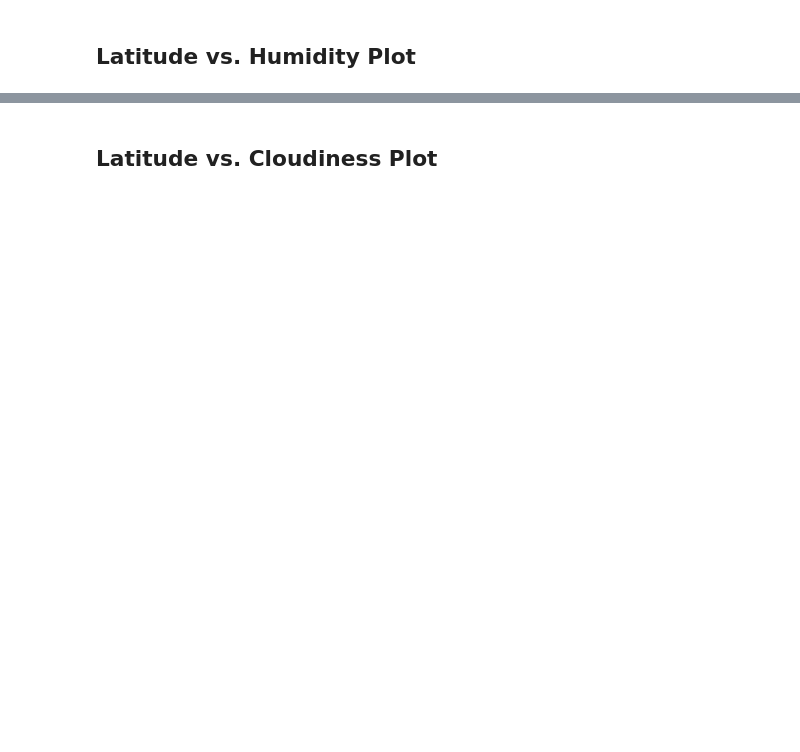
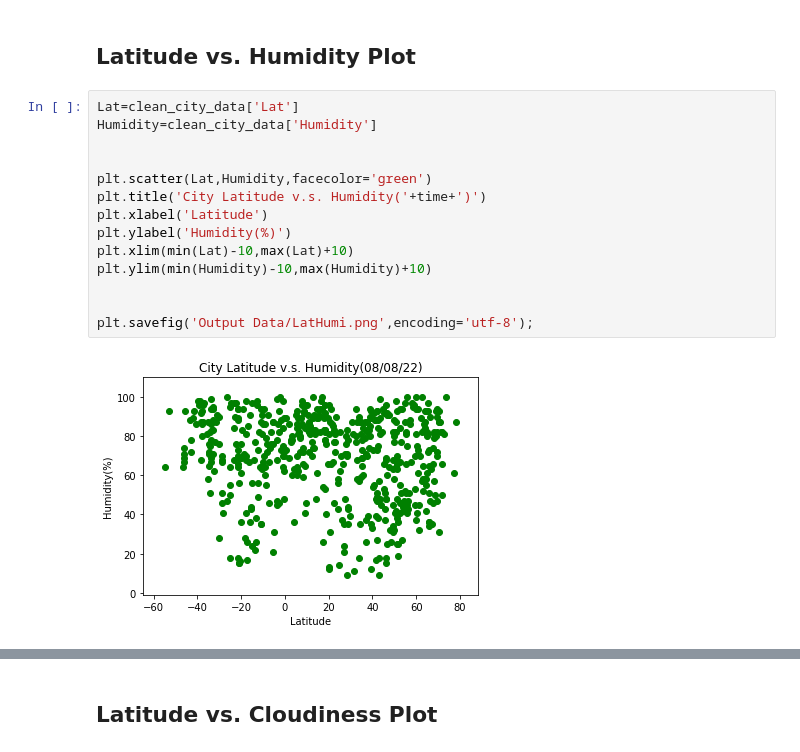
Before and after one commit to LynHJ/API, a Jupyter notebook: WeatherPy/WeatherPy.ipynb, the cells around one changed output, grey strips where cells are left out. Saved outputs shown, nothing was run; the diff lists cells and outputs as text; blank space fills up the shorter version.

```diff
--- a/WeatherPy/WeatherPy.ipynb
+++ b/WeatherPy/WeatherPy.ipynb
@@ -115,2 +234,18 @@ Skip this step if there are no cities that have humidity > 100%.
 # %% [markdown]
 ## Latitude vs. Humidity Plot
+# %%
+Lat=clean_city_data['Lat']
+Humidity=clean_city_data['Humidity']
+
+
+plt.scatter(Lat,Humidity,facecolor='green')
+plt.title('City Latitude v.s. Humidity('+time+')')
+plt.xlabel('Latitude')
+plt.ylabel('Humidity(%)')
+plt.xlim(min(Lat)-10,max(Lat)+10)
+plt.ylim(min(Humidity)-10,max(Humidity)+10)
+
+
+plt.savefig('Output Data/LatHumi.png',encoding='utf-8');
+# %% [output]
+[figure, added]
```
Also changed, not shown: parts of 42 cells of this notebook, 6 other files.
